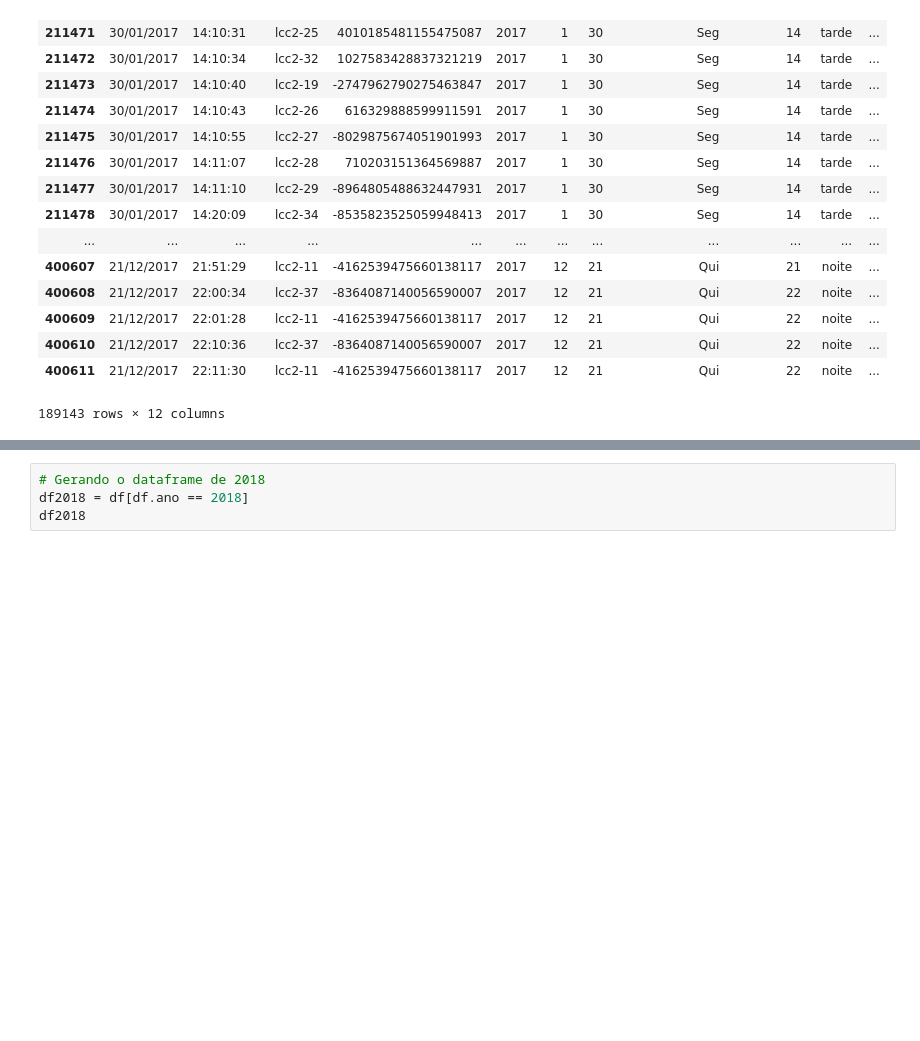
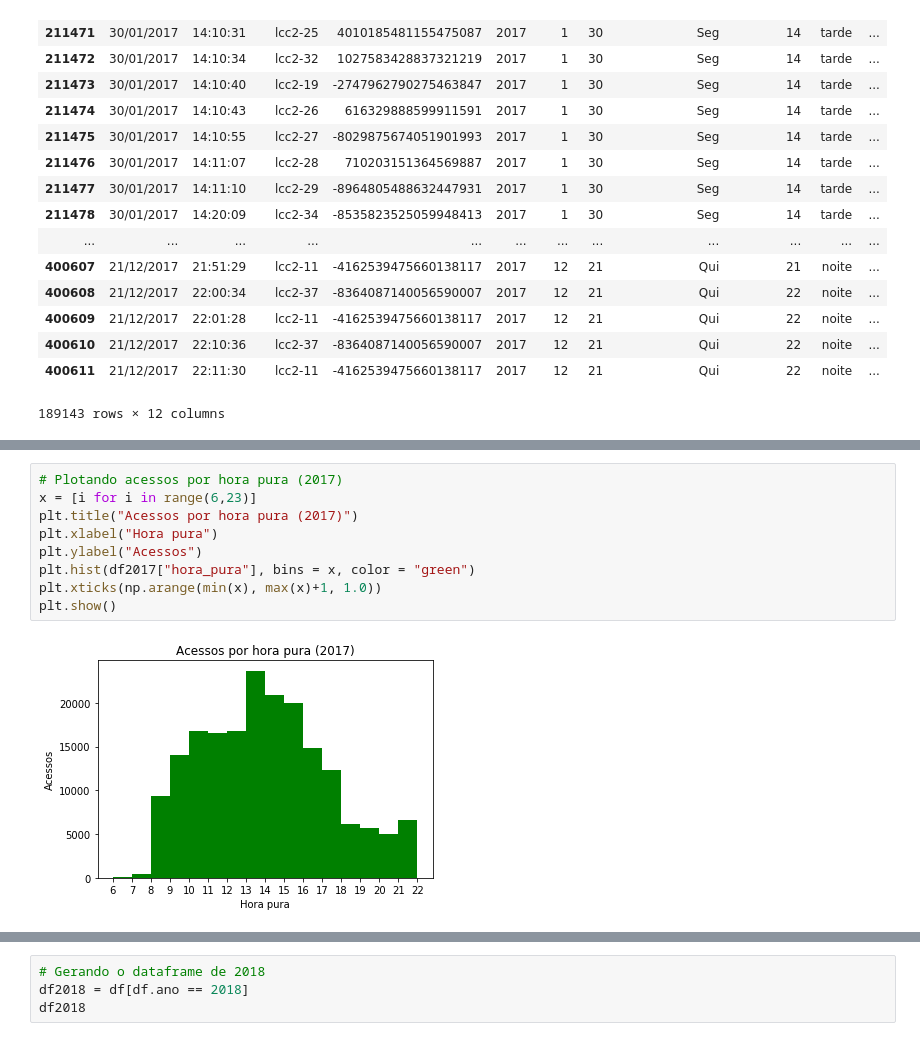
Before and after one commit to felipemarinho97/guardiansAnalytics, a Jupyter notebook: src/Analise.ipynb, the cells around one changed output, grey strips where cells are left out. Drawn from its saved outputs; the diff is of its cells as text; blank space fills up the shorter version.

```diff
--- a/src/Analise.ipynb
+++ b/src/Analise.ipynb
@@ -243,0 +266,11 @@ df2017
+# %%
+# Plotando acessos por hora pura (2017)
+x = [i for i in range(6,23)]
+plt.title("Acessos por hora pura (2017)")
+plt.xlabel("Hora pura")
+plt.ylabel("Acessos")
+plt.hist(df2017["hora_pura"], bins = x, color = "green")
+plt.xticks(np.arange(min(x), max(x)+1, 1.0))
+plt.show()
+# %% [output]
+[figure, added]
```
Also changed, not shown: parts of 12 cells of this notebook, 1 other file.
